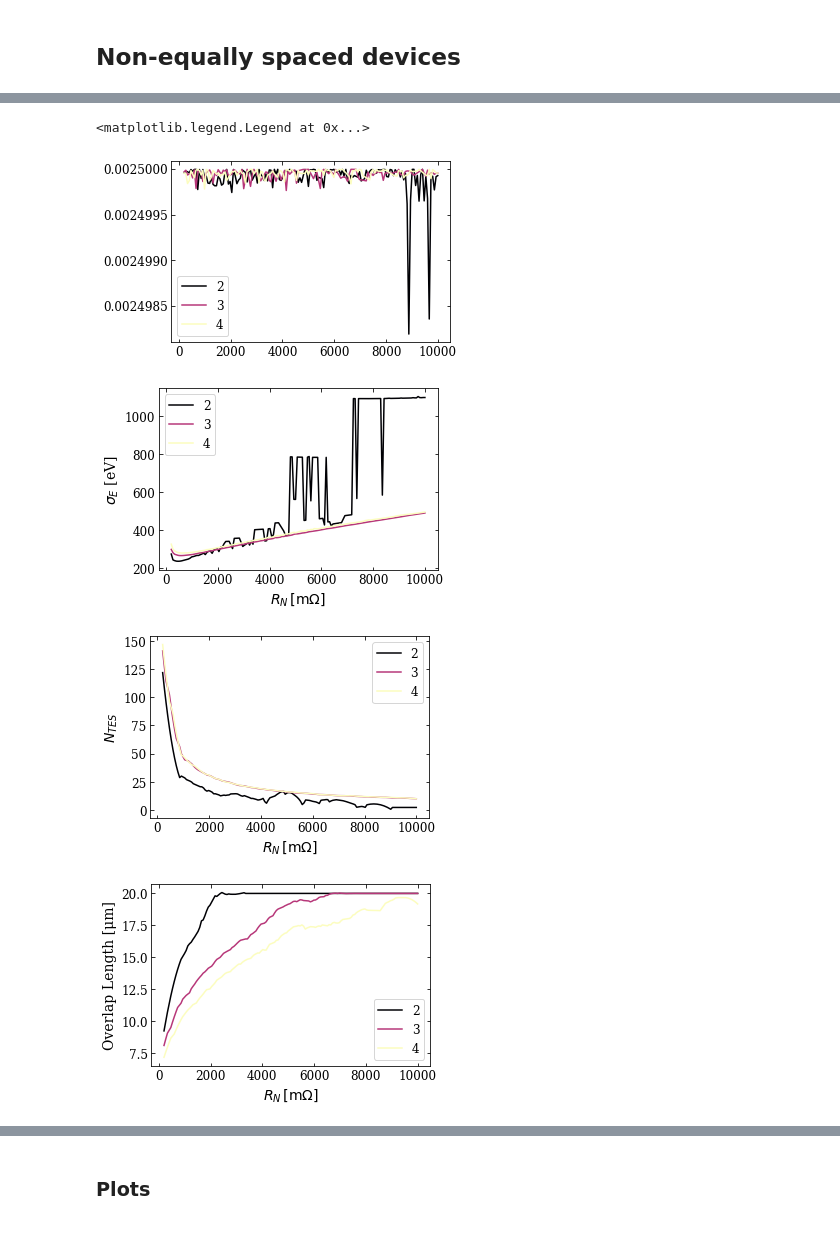
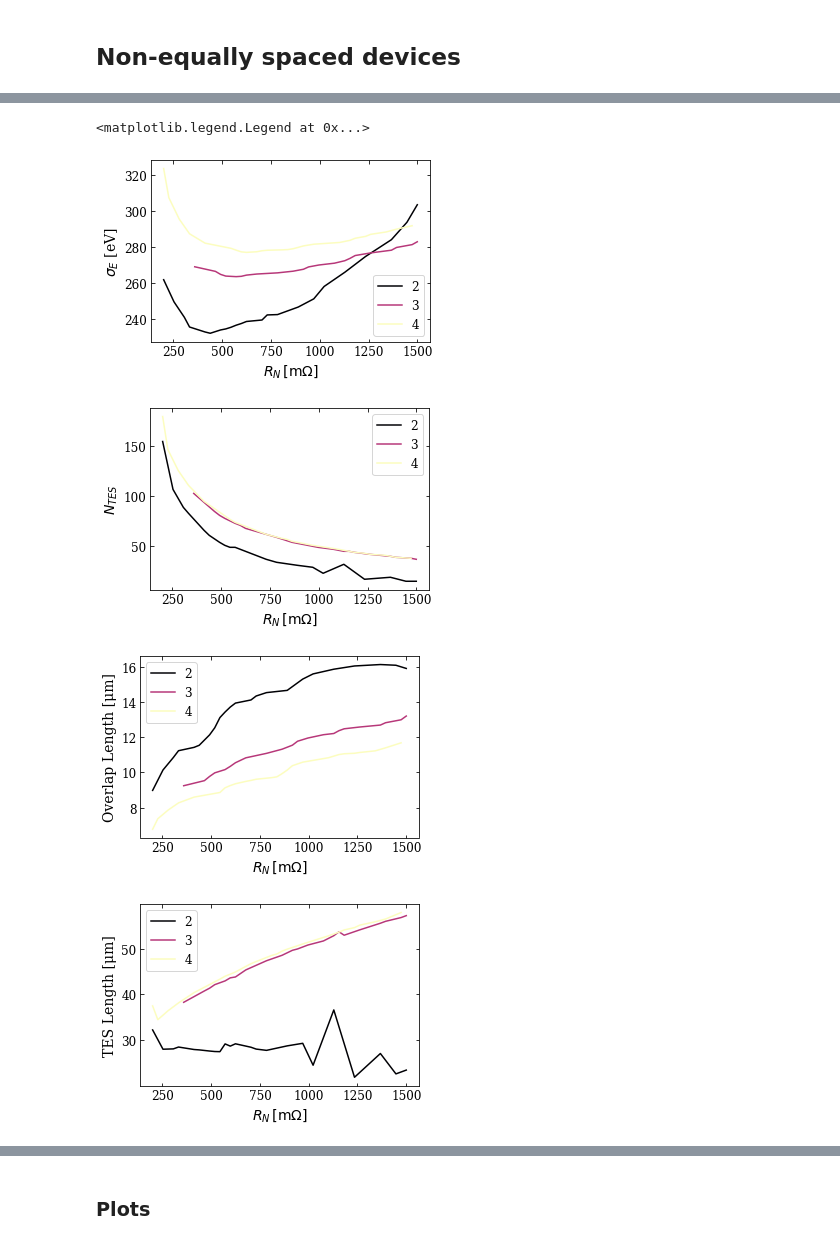
Before and after one commit to cwfink/cm_det_opt, a Jupyter notebook: quarter_percent/point25_percent_cov.ipynb, the cells around one changed output, grey strips where cells are left out. Saved outputs shown, nothing was run; the diff lists cells and outputs as text; code cells hidden in the pictures.

```diff
--- a/quarter_percent/point25_percent_cov.ipynb
+++ b/quarter_percent/point25_percent_cov.ipynb
@@ -519,0 +447,14 @@ np.save('ntes_025_200_2_5.np', ntes)
+# %%
+colors = cm.magma(np.linspace(0,1,res.shape[0]))
+plt.figure(figsize=(5, 5*2/3))
+for ii in range(res.shape[0]):
+    c = success[ii] == True
+    #c = c1 & (res_n > .3) & (res_n < .535)
+    #c = np.ones_like(overlap[ii], dtype=bool)
+    #plt.plot(res_n[c]*1e3, res[ii][c]*1e3, color=colors[ii], label=f'{ii+2}')
+    plt.plot(res_n[c]*1e3, savgol_filter(res[ii][c], 11, 3)*1e3, color=colors[ii], label=f'{ii+2}')
+    #plt.plot(res_n*1e3, savgol_filter(res[ii], 21, 1)*1e3, color=colors[ii], label=f'{ii+2}')
+plt.ylabel('$\sigma_E$ [eV]')
+plt.xlabel(r'$R_N\, [\mathrm{m}\Omega]$')
+plt.legend()
+plt.axvline(450)
@@ -520,54 +464,67 @@ np.save('ntes_025_200_2_5.np', ntes)
 # %%
-c2 = surf>.0025
 colors = cm.magma(np.linspace(0,1,res.shape[0]))
 plt.figure(figsize=(5, 5*2/3))
 for ii in range(res.shape[0]):
-    plt.plot(res_n[~(surf[ii]>0.0025)]*1e3, surf[ii][~(surf[ii]>0.0025)], color=colors[ii], label=f'{ii+2}')
-plt.legend()
-
-colors = cm.magma(np.linspace(0,1,res.shape[0]))
-plt.figure(figsize=(5, 5*2/3))
-for ii in range(res.shape[0]):
-    plt.plot(res_n[~(surf[ii]>0.0025)]*1e3, res[ii][~(surf[ii]>0.0025)]*1e3, color=colors[ii], label=f'{ii+2}')
+    c = success[ii] == True
+    #c = c1 & (res_n > .3) & (res_n < .535)
+    #c = np.ones_like(overlap[ii], dtype=bool)
+    #plt.plot(res_n[c]*1e3, res[ii][c]*1e3, color=colors[ii], label=f'{ii+2}')
+    plt.plot(res_n[c]*1e3, savgol_filter(res[ii][c], 11, 3)*1e3, color=colors[ii], label=f'{ii+2}')
     #plt.plot(res_n*1e3, savgol_filter(res[ii], 21, 1)*1e3, color=colors[ii], label=f'{ii+2}')
 plt.ylabel('$\sigma_E$ [eV]')
 plt.xlabel(r'$R_N\, [\mathrm{m}\Omega]$')
 plt.legend()
+
+
+
 plt.figure(figsize=(5, 5*2/3))
 for ii in range(res.shape[0]):
-    plt.plot(res_n[~(surf[ii]>0.0025)]*1e3, savgol_filter(ntes[ii][~(surf[ii]>0.0025)], 21, 2),
-             color=colors[ii], label=f'{ii+2}')
+    c = overlap[ii] < 16e-6
+    c = np.ones_like(overlap[ii], dtype=bool)
+    c = success[ii] == True
+    plt.plot(res_n[c]*1e3, ntes[ii][c], color=colors[ii], label=f'{ii+2}')
 plt.ylabel('$N_{TES}$')
 plt.xlabel(r'$R_N\, [\mathrm{m}\Omega]$')
 plt.legend()
 
+
+
 plt.figure(figsize=(5, 5*2/3))
 for ii in range(res.shape[0]):
-    plt.plot(res_n[~(surf[ii]>0.0025)]*1e3, savgol_filter(overlap[ii][~(surf[ii]>0.0025)], 21, 2)*1e6,
-             color=colors[ii], label=f'{ii+2}')
+    c = overlap[ii] < 16e-6
+    c = np.ones_like(overlap[ii], dtype=bool)
+    c = success[ii] == True
+    #plt.plot(res_n[c]*1e3, overlap[ii][c]*1e6, color=colors[ii], label=f'{ii+2}')
+    plt.plot(res_n[c]*1e3, savgol_filter(overlap[ii][c], 11, 3)*1e6, color=colors[ii], label=f'{ii+2}')
 plt.ylabel('Overlap Length [μm]')
 plt.xlabel(r'$R_N\, [\mathrm{m}\Omega]$')
 plt.legend()
 
-colors = cm.magma(np.linspace(0,1,res.shape[0]))
+
+
 plt.figure(figsize=(5, 5*2/3))
 for ii in range(res.shape[0]):
-    plt.plot(res_n[~(surf[ii]>0.0025)]*1e3, savgol_filter(length[ii][~(surf[ii]>0.0025)], 21, 1)*1e6,
-             color=colors[ii], label=f'{ii+2}')
+    c = overlap[ii] < 16e-6
+    c = np.ones_like(overlap[ii], dtype=bool)
+    c = success[ii] == True
+    plt.plot(res_n[c]*1e3, length[ii][c]*1e6, color=colors[ii], label=f'{ii+2}')
 plt.ylabel('TES Length [μm]')
 plt.xlabel(r'$R_N\, [\mathrm{m}\Omega]$')
 plt.legend()
 
+
 plt.figure(figsize=(5, 5*2/3))
 for ii in range(res.shape[0]):
-    plt.plot(res_n[~(surf[ii]>0.0025)]*1e3, savgol_filter(fin[ii][~(surf[ii]>0.0025)], 21, 1)*1e6,
-             color=colors[ii], label=f'{ii+2}')
+    c = overlap[ii] < 16e-6
+    c = np.ones_like(overlap[ii], dtype=bool)
+    c = success[ii] == True
+    plt.plot(res_n[c]*1e3, fin[ii][c]*1e6, color=colors[ii], label=f'{ii+2}')
 plt.ylabel('Fin Length [μm]')
 plt.xlabel(r'$R_N\, [\mathrm{m}\Omega]$')
 plt.legend()
 # %% [output]
 <matplotlib.legend.Legend at 0x...>
-[figure, old version]
+[figure, new version]
-[figure, old version]
+[figure, new version]
-[figure, old version]
+[figure, new version]
-[figure, old version]
+[figure, new version]
```
Also changed, not shown: parts of 13 cells of this notebook, 36 other files.
